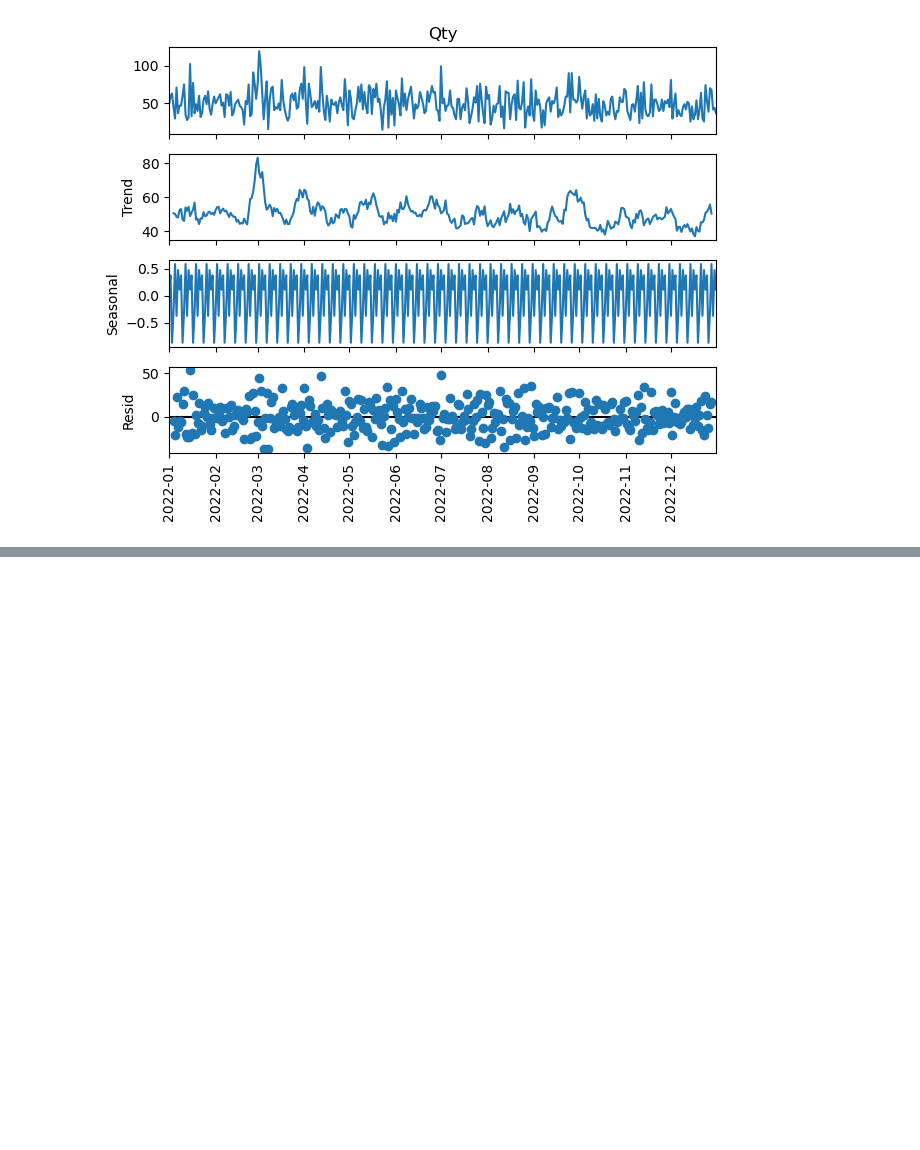
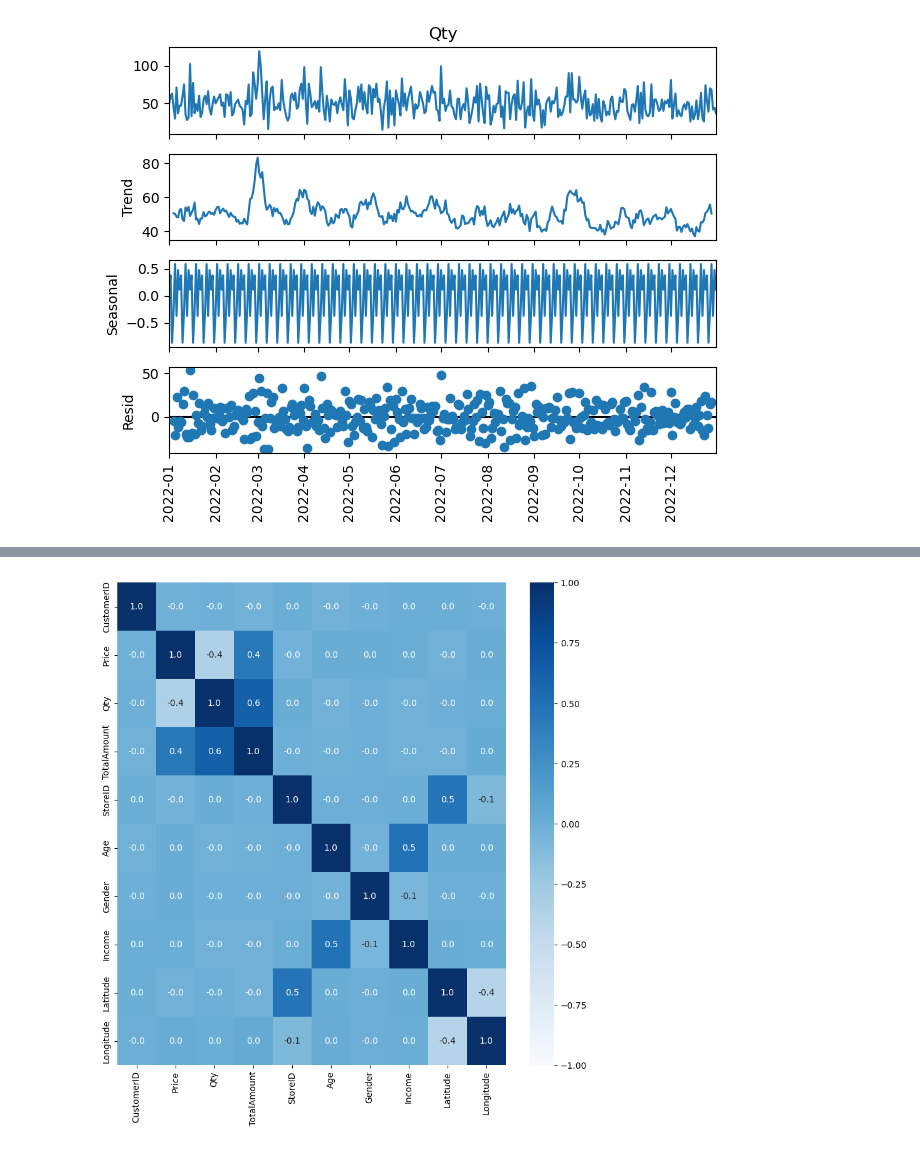
Before and after one commit to Faridwm/PBI_Rakamin-X-Kalbe_Data-Scientist, a Jupyter notebook: PBI ML.ipynb, the cells around one changed output, grey strips where cells are left out. Cells and saved outputs as stored; diff of their text form; code cells hidden in the pictures; blank space fills up the shorter version.

```diff
--- a/PBI ML.ipynb
+++ b/PBI ML.ipynb
@@ -378,0 +419,10 @@ plt.show()
+# %%
+# Cek korelasi antara feature
+df_corr = df_all.select_dtypes(include='number').corr()
+# %%
+# heatmap korelasi antar feature
+fig, ax = plt.subplots(figsize=(10, 10))
+sns.heatmap(df_corr, cmap='Blues', fmt='.1f', annot=True, vmin=-1)
+plt.show()
+# %% [output]
+[figure, added]
```
Also changed, not shown: parts of 25 cells of this notebook.
